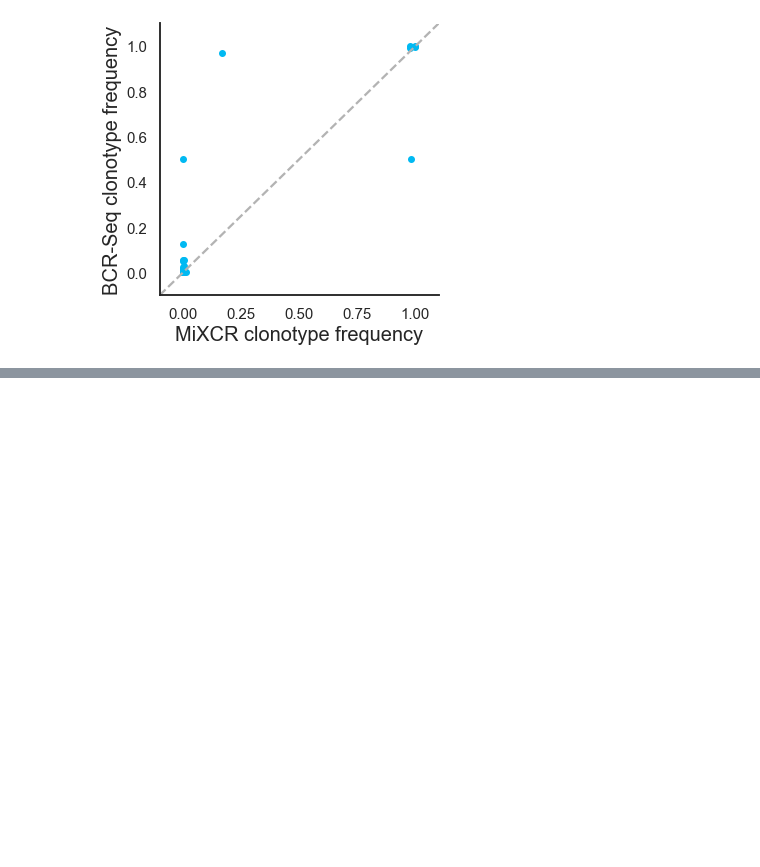
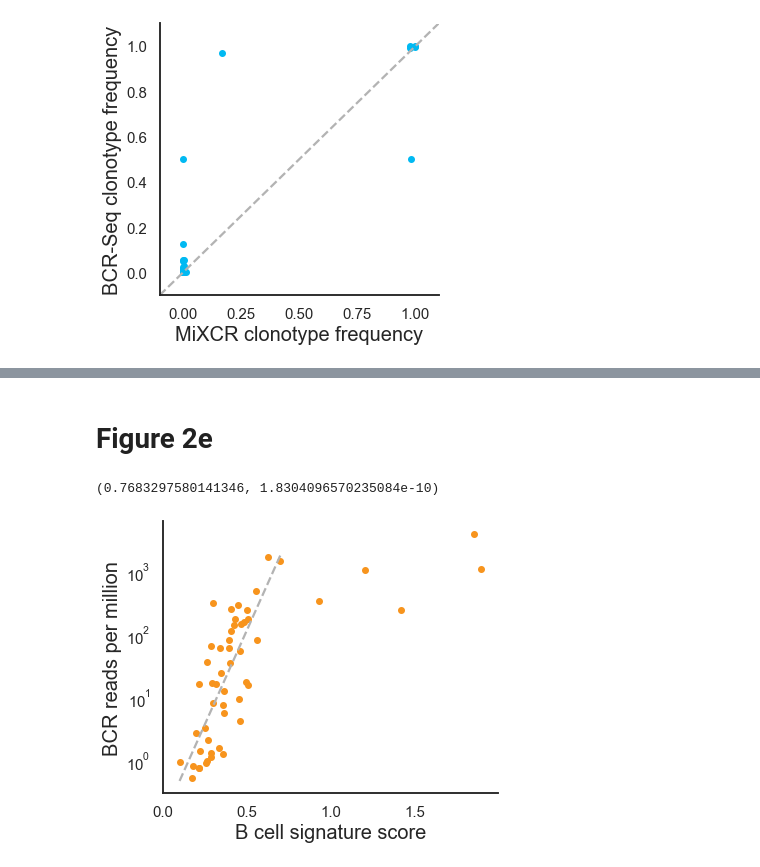
Before and after one commit to Mangul-Lab-USC/ImReP_publication_old, a Jupyter notebook: notebooks/Figure2.ipynb, the cells around one changed output, grey strips where cells are left out. Cells and saved outputs as stored; diff of their text form; code cells hidden in the pictures; blank space fills up the shorter version.

```diff
--- a/notebooks/Figure2.ipynb
+++ b/notebooks/Figure2.ipynb
@@ -323,0 +334,3 @@ print(stats.pearsonr(bigdata_mixcr['FREQ'], bigdata_mixcr['FREQ.mixcr']))
+# %%
+fig2e_df = pd.read_csv('../summary_data/Fig2Edata.csv')
+fig2e_df.head()
@@ -323,0 +344,41 @@ print(stats.pearsonr(bigdata_mixcr['FREQ'], bigdata_mixcr['FREQ.mixcr']))
+# %% [markdown]
+# Figure 2e
+# %%
+f, ax = plt.subplots(figsize=(6, 5))
+
+ax.scatter(x="B cell signature", y="ALLIG", data=fig2e_df, c=colors[0], s=30)
+
+ax.set_ylabel('BCR reads per million', fontsize='large')   # relative to plt.rcParams['font.size']
+ax.set_xlabel('B cell signature score', fontsize='large')   # relative to plt.rcParams['font.size']
+
+plt.yscale('log')
+
+tmp = fig2e_df.loc[fig2e_df['EXCLUDE'] != 'X'].sort_values(by='B cell signature')
+
+z = np.polyfit(tmp['B cell signature'], np.log10(tmp['ALLIG']), 1)
+p = np.poly1d(z)
+ax.plot(tmp['B cell signature'],10**p(tmp['B cell signature']), ls="--", c=".7")
+
+#ax.plot(x, intercept + [slope*y for y in x], ls="--", c=".7")
+
+# setting label sizes after creation
+ax.xaxis.label.set_size(20)
+ax.yaxis.label.set_size(20)
+
+ax.spines['right'].set_visible(False)
+ax.spines['top'].set_visible(False)
+
+
+# We change the fontsize of minor ticks label
+plt.tick_params(axis='both', which='major', labelsize=15)
+plt.tick_params(axis='both', which='minor', labelsize=15)
+
+#plt.savefig("correlation.mixcr.pdf", bbox_inches='tight')
+
+plt.savefig("../figures/Figure2_e.pdf", bbox_inches='tight')
+plt.savefig("../figures/Figure2_e.png", bbox_inches='tight')
+
+print(stats.pearsonr(tmp['B cell signature'], np.log10(tmp['ALLIG'])))
+# %% [output]
+(0.7683297580141346, 1.8304096570235084e-10)
+[figure, added]
```
Also changed, not shown: parts of 10 cells of this notebook, 14 other files.
